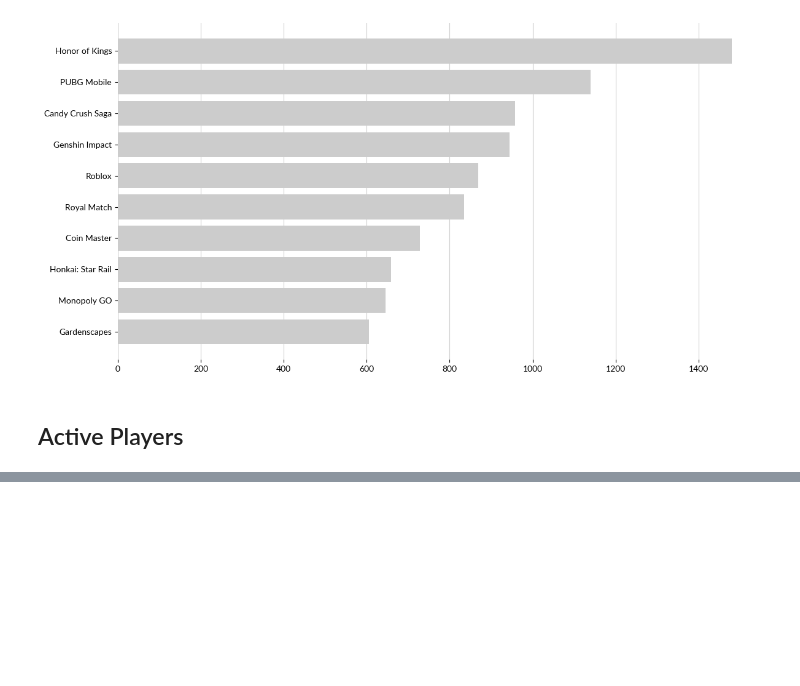
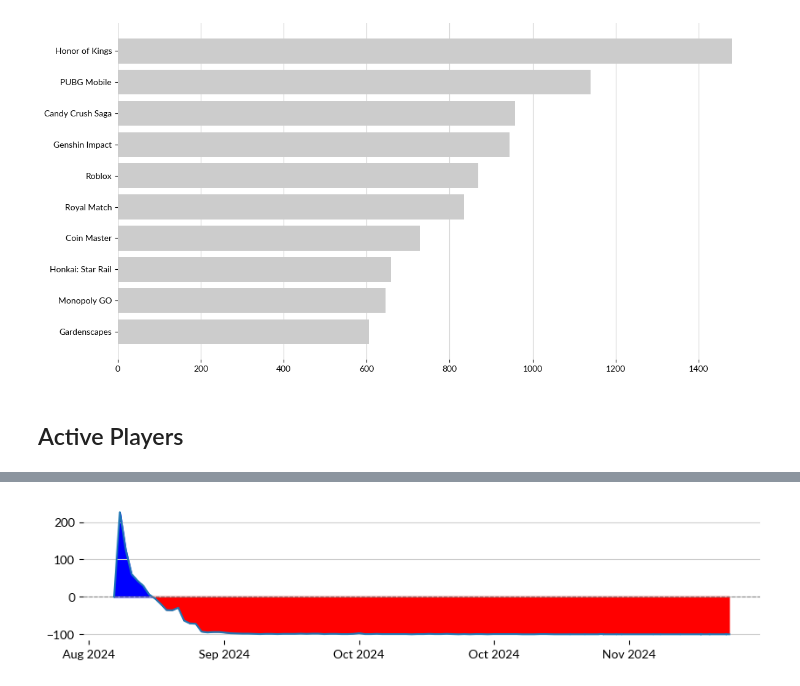
Before and after one commit to demic-dev/vs-project, a Jupyter notebook: charts.ipynb, the cells around one changed output, grey strips where cells are left out. Cells and saved outputs as stored; diff of their text form; code cells hidden in the pictures; blank space fills up the shorter version.

```diff
--- a/charts.ipynb
+++ b/charts.ipynb
@@ -498,0 +528,32 @@ plt.show()
+# %%
+active_players['relative_change'] = active_players.groupby('game')['Players'].transform(lambda x: (x - x.iloc[0]) / x.iloc[0] * 100)
+
+fig, ax = plt.subplots(figsize=(10, 2))
+
+for game in games:
+    if game != "Concord":
+        continue
+    selected_game = active_players.query(f'game == "{game}"')
+
+    plt.plot(selected_game['epoch'], selected_game['relative_change'], label=game)
+    # ax.fill_between(selected_game['epoch'], selected_game['relative_change'], alpha=1)
+    ax.fill_between(selected_game['epoch'], selected_game['relative_change'], where=selected_game['relative_change']>=0, interpolate=True, color='blue')
+    ax.fill_between(selected_game['epoch'], selected_game['relative_change'], where=selected_game['relative_change']<=0, interpolate=True, color='red')
+
+rect = ax.patch
+rect.set_alpha(0)
+
+# plt.title('Confronto Variazione Relativa (% rispetto al Giorno 1)')
+# plt.xlabel('Giorni')
+# plt.ylabel('% Variazione')
+plt.axhline(0, color='gray', linestyle='--', linewidth=0.8)
+# plt.legend()
+
+new_dates = [datetime.utcfromtimestamp(x).strftime('%b %Y') for x in ax.get_xticks()]
+ax.set_xticklabels(new_dates)
+
+ax.yaxis.grid(color='#cccccc')
+for spine in plt.gca().spines.values(): spine.set_visible(False)
+plt.savefig(build_chart_path("concord_relative_active_players"), format="svg")
+# %% [output]
+[figure, added]
```
Also changed, not shown: parts of 4 cells of this notebook, 5 other files.
